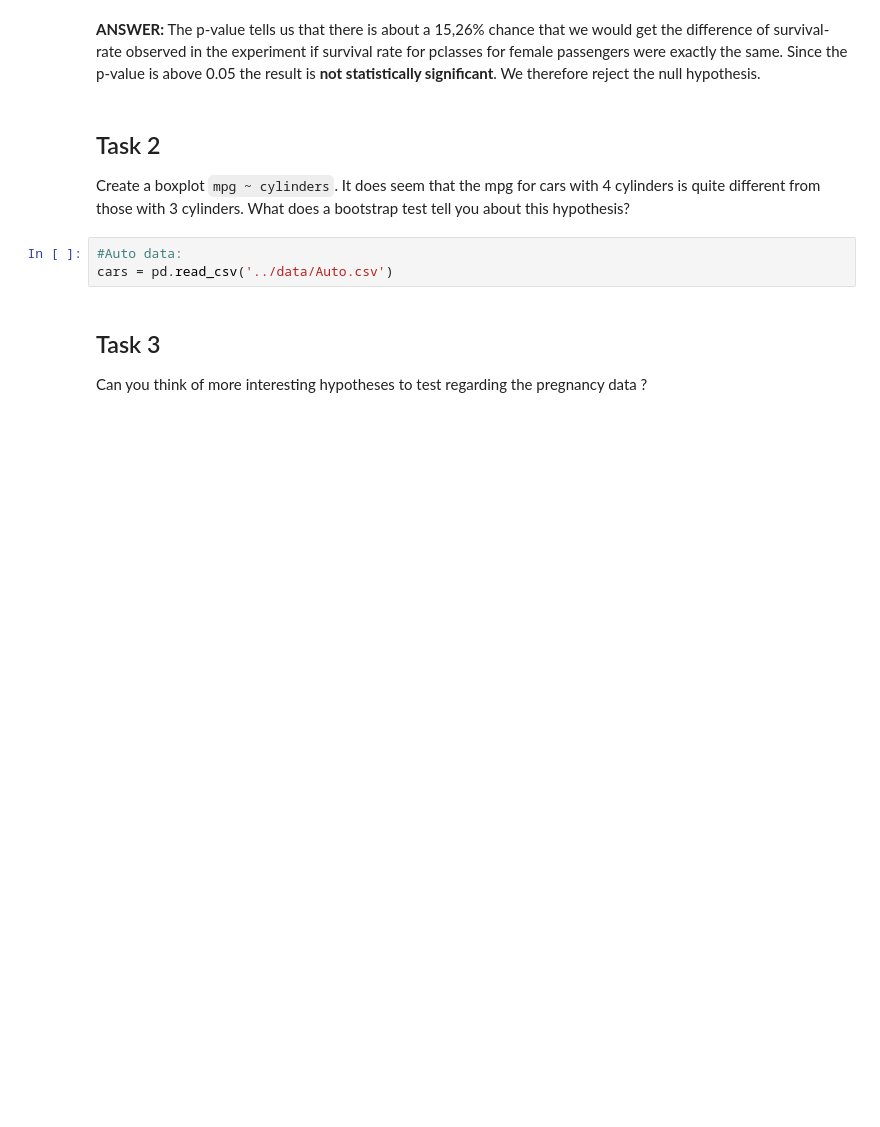
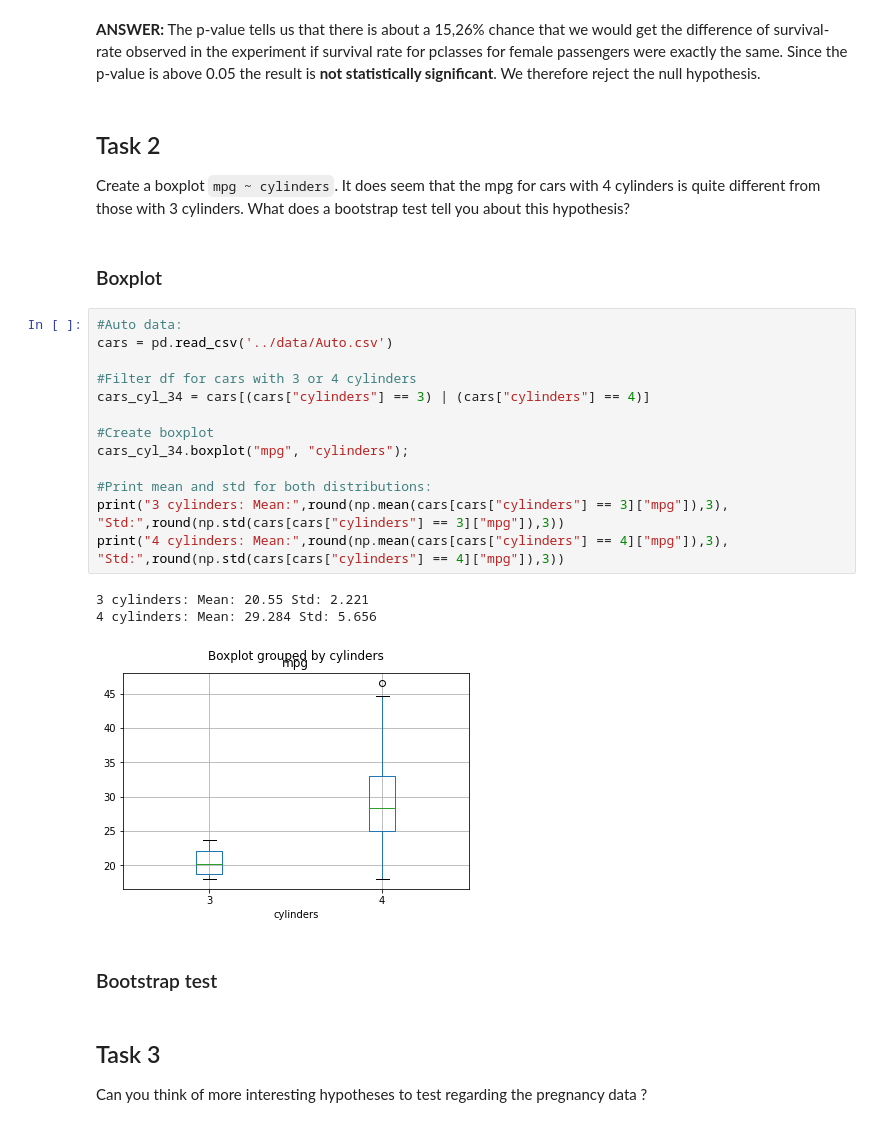
Before and after one commit to Heity94/01_DataScience_2021, a Jupyter notebook: Week_03/Homework3.ipynb, the cells around one changed output. Drawn from its saved outputs; the diff is of its cells as text; blank space fills up the shorter version.

```diff
--- a/Week_03/Homework3.ipynb
+++ b/Week_03/Homework3.ipynb
@@ -179,9 +179,27 @@ The p-value tells us that there is about a 15,26% chance that we would get the d
 # %% [markdown]
 ## Task 2
 Create a boxplot `mpg ~ cylinders`. It does seem that the mpg for cars with 4 cylinders is quite different from those with 3 cylinders. What does a bootstrap test tell you about this hypothesis?
-# %%
-#Auto data:
-cars = pd.read_csv('../data/Auto.csv')
+# %% [markdown]
+### Boxplot
+# %%
+#Auto data:
+cars = pd.read_csv('../data/Auto.csv')
+
+#Filter df for cars with 3 or 4 cylinders
+cars_cyl_34 = cars[(cars["cylinders"] == 3) | (cars["cylinders"] == 4)]
+
+#Create boxplot
+cars_cyl_34.boxplot("mpg", "cylinders");
+
+#Print mean and std for both distributions:
+print("3 cylinders: Mean:",round(np.mean(cars[cars["cylinders"] == 3]["mpg"]),3), "Std:",round(np.std(cars[cars["cylinders"] == 3]["mpg"]),3))
+print("4 cylinders: Mean:",round(np.mean(cars[cars["cylinders"] == 4]["mpg"]),3), "Std:",round(np.std(cars[cars["cylinders"] == 4]["mpg"]),3))
+# %% [output]
+3 cylinders: Mean: 20.55 Std: 2.221
+4 cylinders: Mean: 29.284 Std: 5.656
+[figure, added]
+# %% [markdown]
+### Bootstrap test
 # %% [markdown]
 ## Task 3
 Can you think of more interesting hypotheses to test regarding the pregnancy data ?
```
